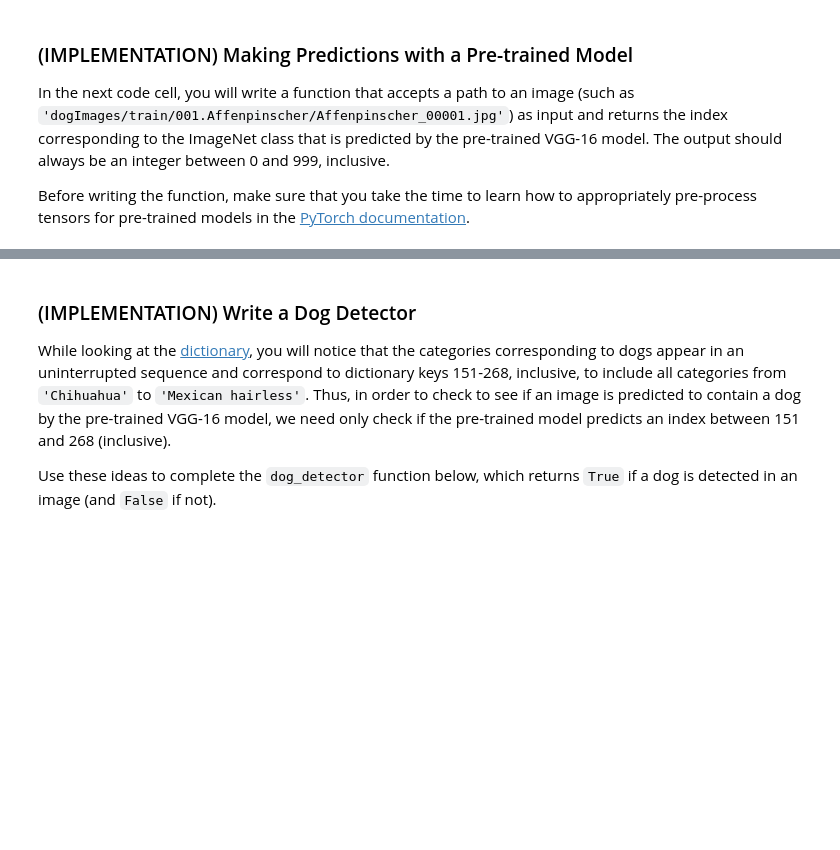
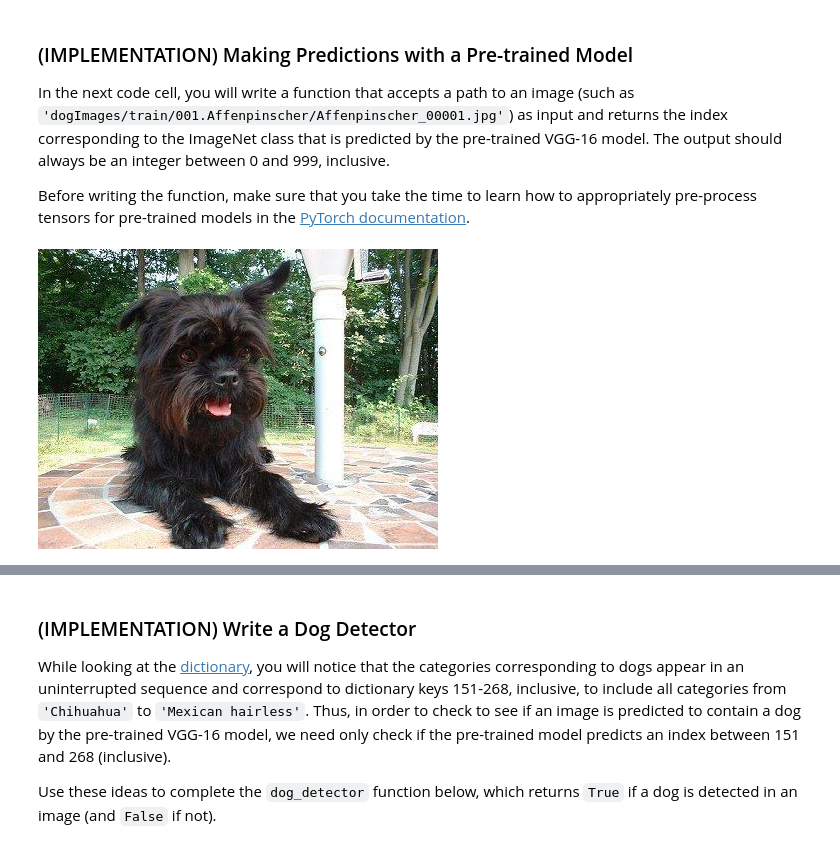
Before and after one commit to aruanalucena/deep-learning-v2-pytorch, a Jupyter notebook: project-dog-classification/dog_app.ipynb, the cells around one changed output, grey strips where cells are left out. Drawn from its saved outputs; the diff is of its cells as text; code cells hidden in the pictures; blank space fills up the shorter version.

```diff
--- a/project-dog-classification/dog_app.ipynb
+++ b/project-dog-classification/dog_app.ipynb
@@ -340,0 +363,5 @@ def VGG16_predict(img_path):
+# %%
+img_path = 'dogImages/train/001.Affenpinscher/Affenpinscher_00001.jpg'
+img = Image.open(img_path); img
+# %% [output]
+[figure, added]
```
Also changed, not shown: parts of 6 cells of this notebook.
